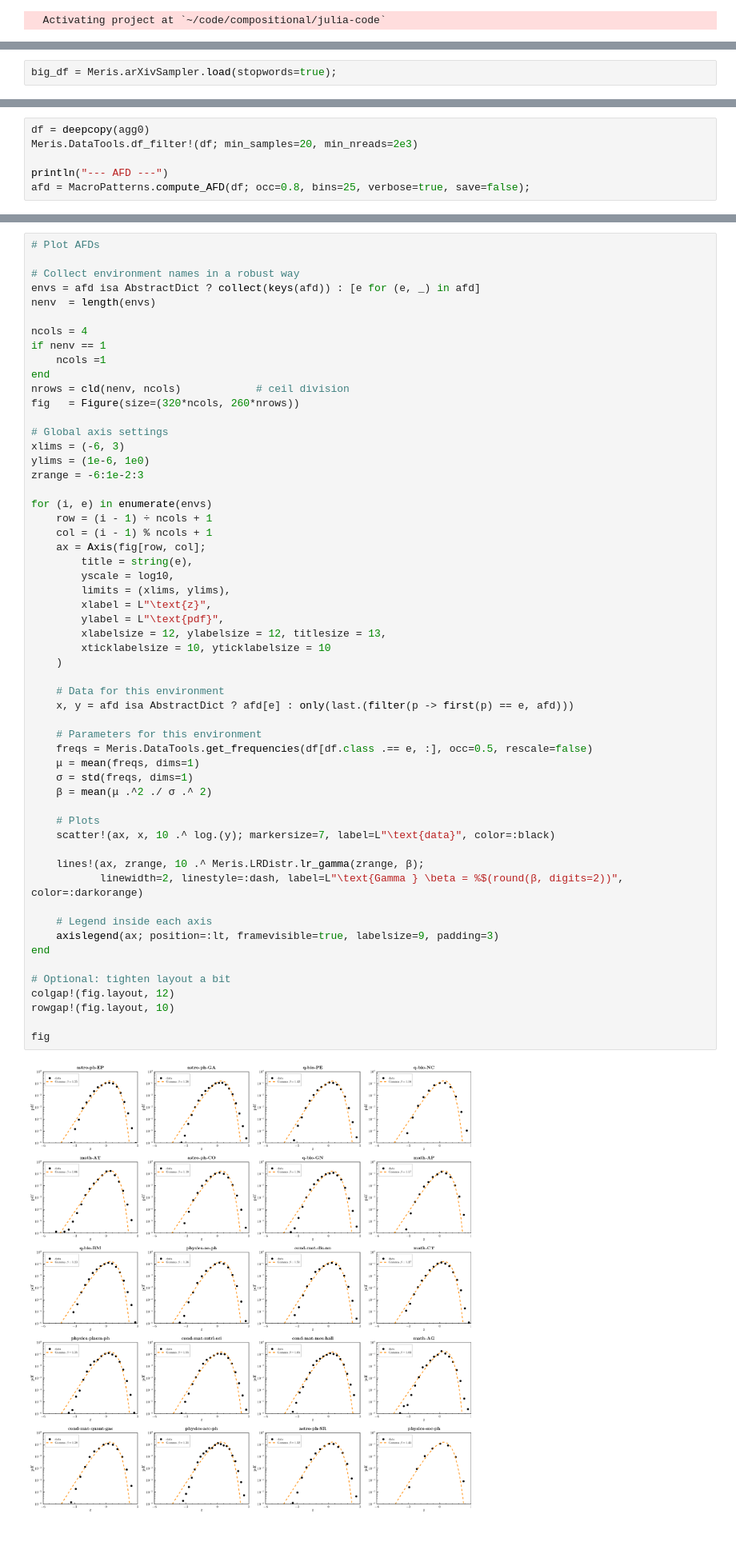
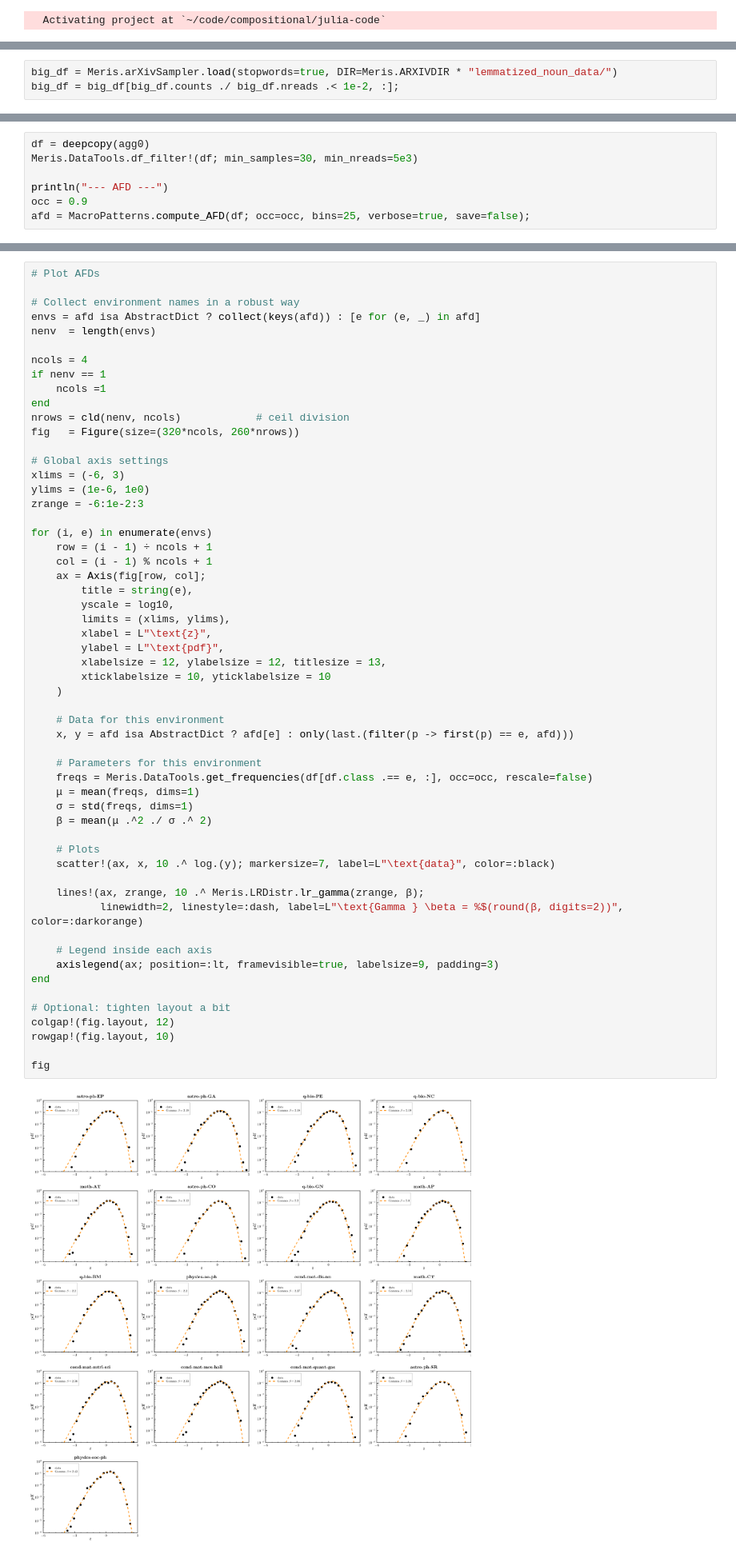
Before and after one commit to luca430/Meris, a Jupyter notebook: python-notebooks/Arxive.ipynb, the cells around one changed output, grey strips where cells are left out. Shown at 80% size. Cells and saved outputs as stored; diff of their text form.

```diff
--- a/python-notebooks/Arxive.ipynb
+++ b/python-notebooks/Arxive.ipynb
@@ -16,7 +16,8 @@ using .MacroPatterns
 __theme = MakiePublication.theme_acs(; ishollowmarkers=[true,true])
 set_theme!(__theme)
 # %%
-big_df = Meris.arXivSampler.load(stopwords=true);
+big_df = Meris.arXivSampler.load(stopwords=true, DIR=Meris.ARXIVDIR * "lemmatized_noun_data/")
+big_df = big_df[big_df.counts ./ big_df.nreads .< 1e-2, :];
 # %%
 # Create different dfs for the different scales
 agg0 = deepcopy(big_df)
@@ -30,10 +31,11 @@ agg2 = select(big_df, [:component_id, :sample_id, :counts, :nreads])
 agg2.class .= "arXiv";
 # %%
 df = deepcopy(agg0)
-Meris.DataTools.df_filter!(df; min_samples=20, min_nreads=2e3)
+Meris.DataTools.df_filter!(df; min_samples=30, min_nreads=5e3)
 
 println("--- AFD ---")
-afd = MacroPatterns.compute_AFD(df; occ=0.8, bins=25, verbose=true, save=false);
+occ = 0.9
+afd = MacroPatterns.compute_AFD(df; occ=occ, bins=25, verbose=true, save=false);
 # %% [output]
 --- AFD ---
 physics-soc-ph
@@ -81,32 +84,32 @@ for (i, e) in enumerate(envs)
         xlabel = L"\text{z}",
         ylabel = L"\text{pdf}",
         xlabelsize = 12, ylabelsize = 12, titlesize = 13,
         xticklabelsize = 10, yticklabelsize = 10
     )
 
     # Data for this environment
     x, y = afd isa AbstractDict ? afd[e] : only(last.(filter(p -> first(p) == e, afd)))
 
     # Parameters for this environment
-    freqs = Meris.DataTools.get_frequencies(df[df.class .== e, :], occ=0.5, rescale=false)
+    freqs = Meris.DataTools.get_frequencies(df[df.class .== e, :], occ=occ, rescale=false)
     μ = mean(freqs, dims=1)
     σ = std(freqs, dims=1)
     β = mean(μ .^2 ./ σ .^ 2)
 
     # Plots
     scatter!(ax, x, 10 .^ log.(y); markersize=7, label=L"\text{data}", color=:black)
 
     lines!(ax, zrange, 10 .^ Meris.LRDistr.lr_gamma(zrange, β);
            linewidth=2, linestyle=:dash, label=L"\text{Gamma } \beta = %$(round(β, digits=2))", color=:darkorange)
 
     # Legend inside each axis
     axislegend(ax; position=:lt, framevisible=true, labelsize=9, padding=3)
 end
 
 # Optional: tighten layout a bit
 colgap!(fig.layout, 12)
 rowgap!(fig.layout, 10)
 
 fig
 # %% [output]
-[figure, old version]
+[figure, new version]
```
Also changed, not shown: parts of 1 cell of this notebook, 11 other files.
